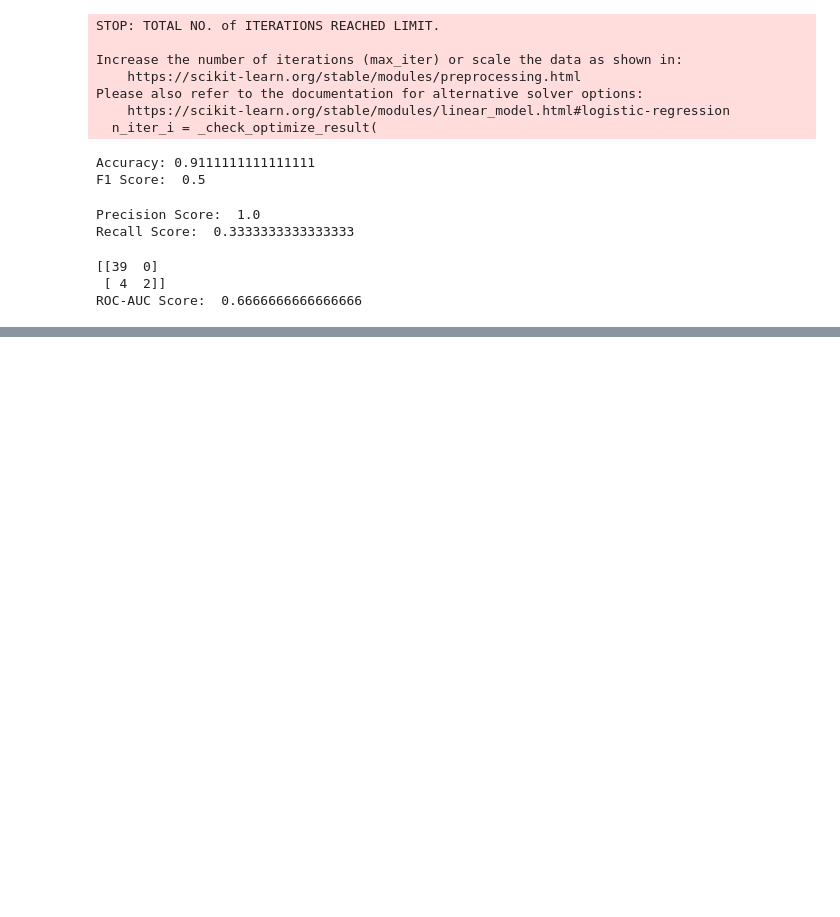
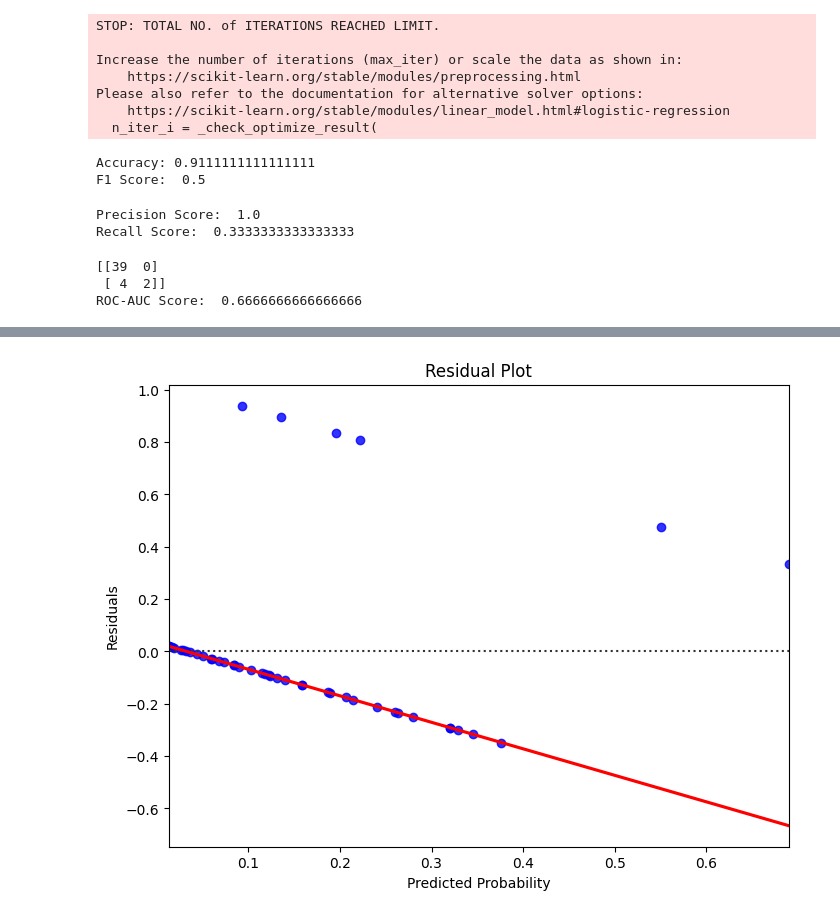
Before and after one commit to Harshvardhan-Moundekar/Machine_Learning, a Jupyter notebook: ML_P03.ipynb, the cells around one changed output, grey strips where cells are left out. Saved outputs shown, nothing was run; the diff lists cells and outputs as text; code cells hidden in the pictures; blank space fills up the shorter version.

```diff
--- a/ML_P03.ipynb
+++ b/ML_P03.ipynb
@@ -153,0 +194,17 @@ ROC-AUC Score:  0.6666666666666666
+# %%
+import seaborn as sns
+
+# For regression model, predict the churn probability
+residuals = y_test - y_prob
+
+# Create residual plot
+plt.figure(figsize=(8, 6))
+sns.residplot(x=y_prob, y=residuals, lowess=True, color='blue', line_kws={'color': 'red'})
+plt.title('Residual Plot')
+plt.xlabel('Predicted Probability')
+plt.ylabel('Residuals')
+plt.show()
+
+#The residual plot helps in diagnosing issues with the regression model, such as non-linearity, heteroscedasticity, or outliers.
+# %% [output]
+[figure, added]
```
Also changed, not shown: parts of 4 cells of this notebook.
